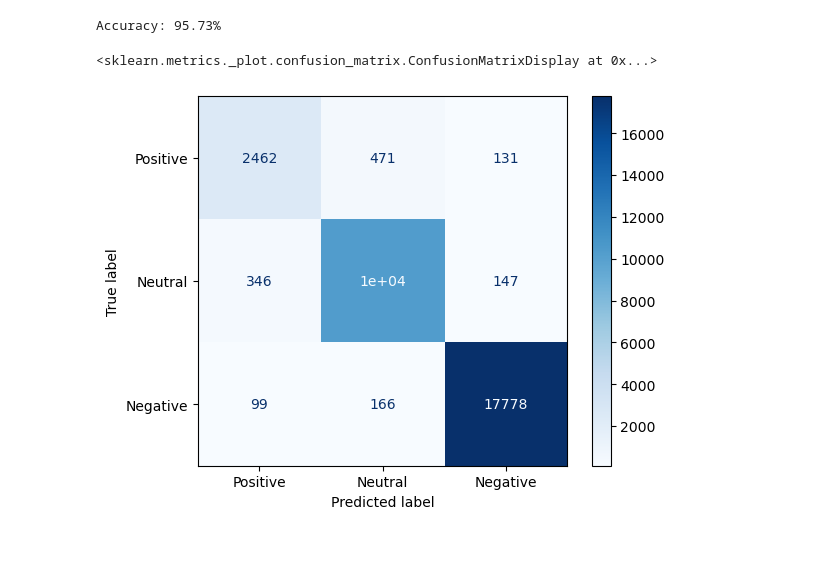
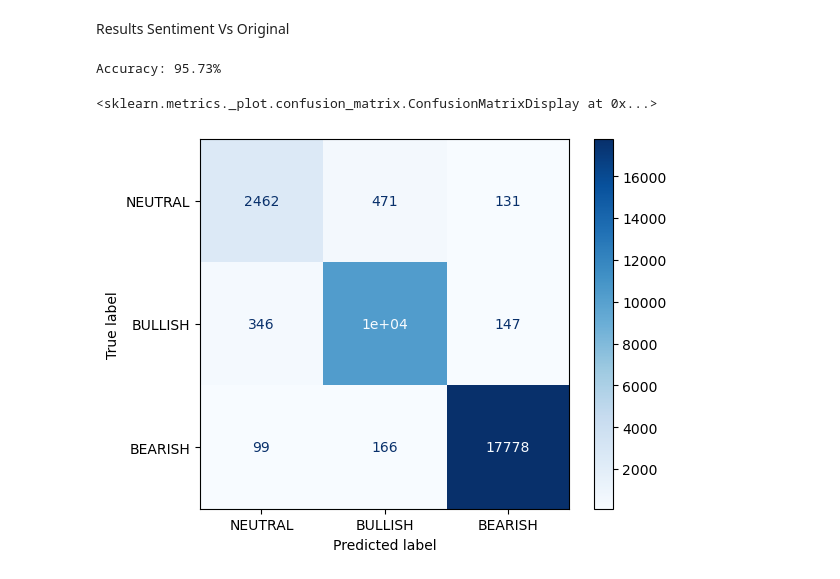
Before and after one commit to reeny-huang-edu/senti_analy, a Jupyter notebook: 1.Sentiment_Analysis.ipynb, the cells around one changed output. Saved outputs shown, nothing was run; the diff lists cells and outputs as text; code cells hidden in the pictures; blank space fills up the shorter version.

```diff
--- a/1.Sentiment_Analysis.ipynb
+++ b/1.Sentiment_Analysis.ipynb
@@ -22,70 +101,39 @@ Note: you may need to restart the kernel to use updated packages.
+# %% [markdown]
+Results Sentiment Vs Original
 # %%
-from transformers import pipeline
-import pandas as pd
-from sklearn.metrics import confusion_matrix, ConfusionMatrixDisplay, accuracy_score
-
-#--------------------------------------------------------------------------------------
-# results = []
-
-# # Load your CSV
-# df = pd.read_csv("filtered_dataset.csv")  # replace with your filename
-
-# # Create the sentiment analysis pipeline
-# pipe = pipeline(
-#     "sentiment-analysis",
-#     model="StephanAkkerman/FinTwitBERT-sentiment",
-#     device=0
-# )
-
-# # Pass each tweet into the pipeline
-# tweets = df['tweet'].dropna().tolist()
-
-# for tweet in tweets:
-#     result = pipe(tweet)
-#     label = result[0]['label']
-#     score = result[0]['score']
-#     results.append((tweet, label, score))
-
-# # Create a DataFrame
-# results_df = pd.DataFrame(results, columns=["tweet", "predicted_label", "confidence_score"])
-
-# # Save it
-# results_df.to_csv("predicted_tweet_sentiments.csv", index=False)
-#------------------------------------------------------------------------------------------
-
 actual_df = pd.read_csv("filtered_dataset.csv")
 predicted_df = pd.read_csv("predicted_tweet_sentiments.csv")
 
 merged_df = pd.merge(actual_df, predicted_df, on="tweet")
 
 del actual_df, predicted_df
 
 # Map predicted text labels (BEARISH, BULLISH, NEUTRAL) to numbers
 def map_predicted(label):
     if label.upper() == "BULLISH":
         return 1
     elif label.upper() == "NEUTRAL":
         return 0
     elif label.upper() == "BEARISH":
         return 2
     else:
         return -1
 
 merged_df['predicted_mapped'] = merged_df['predicted_label'].apply(map_predicted)
 
 # Add a "Correct" column
 merged_df['correct'] = merged_df['sentiment'] == merged_df['predicted_mapped']
 
-merged_df.to_csv("comparison_results.csv", index=False)
+merged_df.to_csv("1.results_ sentVSOriginal.csv", index=False)
 
 # Calculate Accuracy
 accuracy = accuracy_score(merged_df['sentiment'], merged_df['predicted_mapped'])
 print(f"Accuracy: {accuracy*100:.2f}%")
 
 cm = confusion_matrix(merged_df['sentiment'], merged_df['predicted_mapped'])
-disp = ConfusionMatrixDisplay(confusion_matrix=cm, display_labels=["Positive", "Neutral", "Negative"])
+disp = ConfusionMatrixDisplay(confusion_matrix=cm, display_labels=["NEUTRAL", "BULLISH", "BEARISH"])
 disp.plot(cmap="Blues")
 # %% [output]
 Accuracy: 95.73%
 <sklearn.metrics._plot.confusion_matrix.ConfusionMatrixDisplay at 0x...>
-[figure, old version]
+[figure, new version]
```
Also changed, not shown: parts of 8 cells of this notebook.
